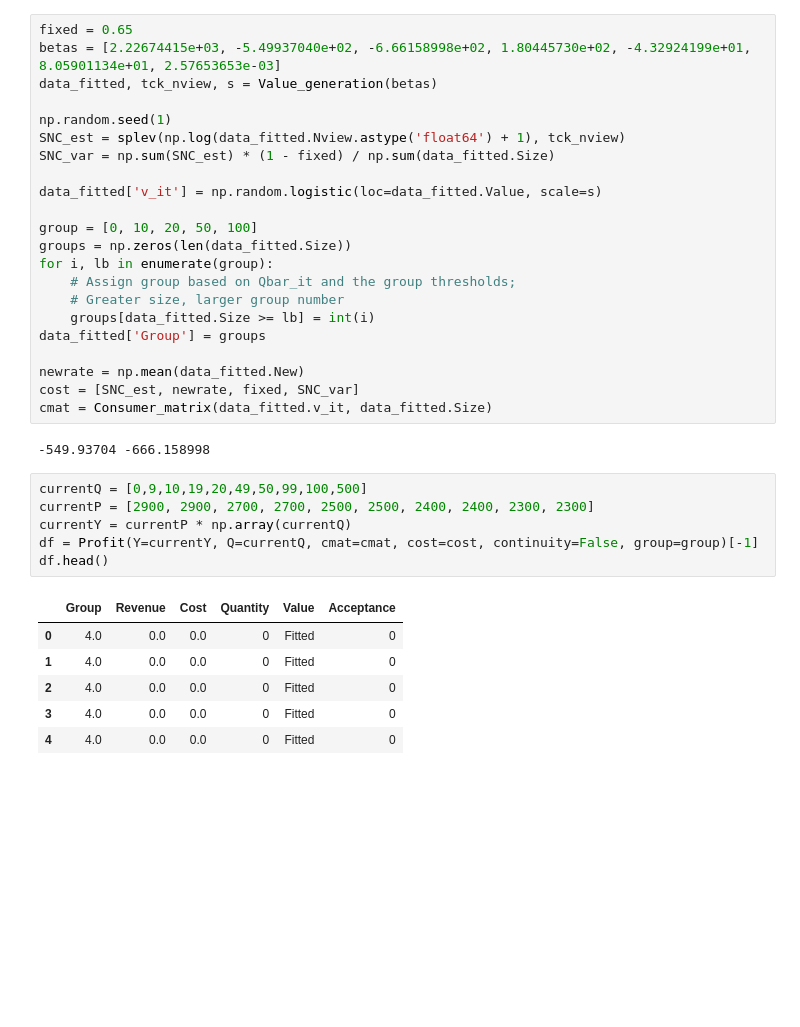
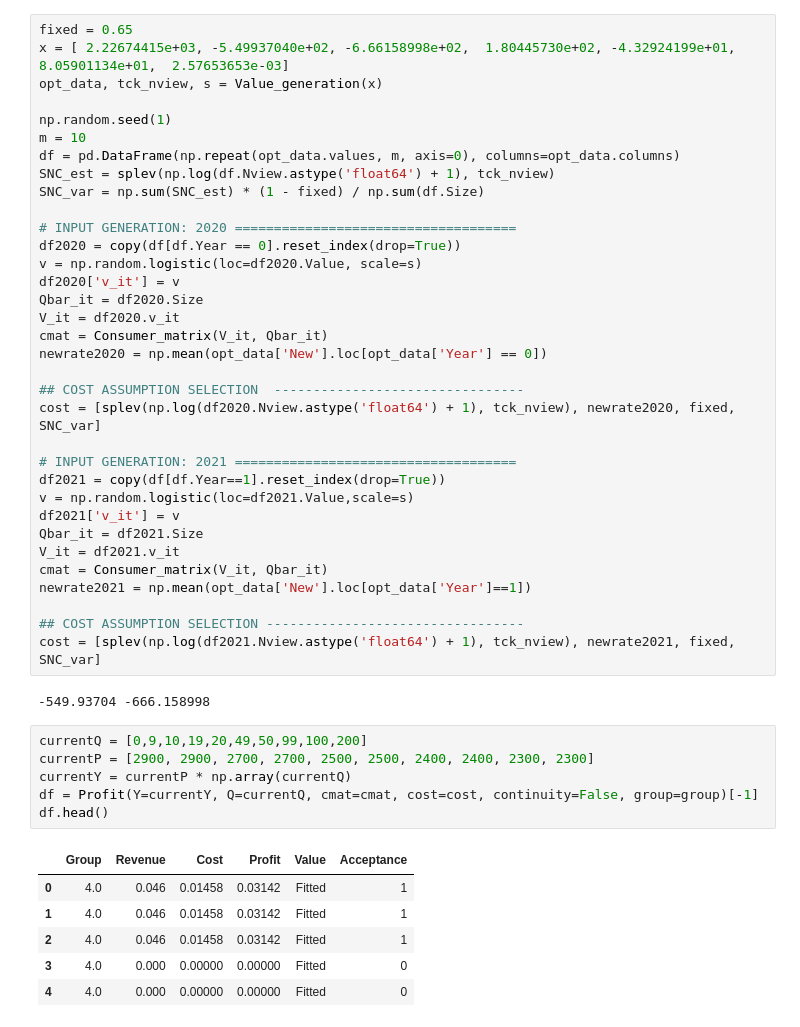
Before and after one commit to wanxii/nonlinear-pricing, a Jupyter notebook: model_fit.ipynb, the cells around one changed output. Saved outputs shown, nothing was run; the diff lists cells and outputs as text; blank space fills up the shorter version.

```diff
--- a/model_fit.ipynb
+++ b/model_fit.ipynb
@@ -42,39 +58,51 @@ org_data.head()
 # Model Fit
 # %%
 fixed = 0.65
-betas = [2.22674415e+03, -5.49937040e+02, -6.66158998e+02, 1.80445730e+02, -4.32924199e+01, 8.05901134e+01, 2.57653653e-03]
-data_fitted, tck_nview, s = Value_generation(betas)
+x = [ 2.22674415e+03, -5.49937040e+02, -6.66158998e+02,  1.80445730e+02, -4.32924199e+01,  8.05901134e+01,  2.57653653e-03]
+opt_data, tck_nview, s = Value_generation(x)
 
 np.random.seed(1)
-SNC_est = splev(np.log(data_fitted.Nview.astype('float64') + 1), tck_nview)
-SNC_var = np.sum(SNC_est) * (1 - fixed) / np.sum(data_fitted.Size)
+m = 10
+df = pd.DataFrame(np.repeat(opt_data.values, m, axis=0), columns=opt_data.columns)
+SNC_est = splev(np.log(df.Nview.astype('float64') + 1), tck_nview)
+SNC_var = np.sum(SNC_est) * (1 - fixed) / np.sum(df.Size)
 
-data_fitted['v_it'] = np.random.logistic(loc=data_fitted.Value, scale=s)
+# INPUT GENERATION: 2020 ====================================
+df2020 = copy(df[df.Year == 0].reset_index(drop=True))
+v = np.random.logistic(loc=df2020.Value, scale=s)
+df2020['v_it'] = v
+Qbar_it = df2020.Size
+V_it = df2020.v_it
+cmat = Consumer_matrix(V_it, Qbar_it)
+newrate2020 = np.mean(opt_data['New'].loc[opt_data['Year'] == 0])
 
-group = [0, 10, 20, 50, 100]
-groups = np.zeros(len(data_fitted.Size))
-for i, lb in enumerate(group):
-    # Assign group based on Qbar_it and the group thresholds;
-    # Greater size, larger group number
-    groups[data_fitted.Size >= lb] = int(i)
-data_fitted['Group'] = groups
+## COST ASSUMPTION SELECTION  --------------------------------
+cost = [splev(np.log(df2020.Nview.astype('float64') + 1), tck_nview), newrate2020, fixed, SNC_var]
 
-newrate = np.mean(data_fitted.New)
-cost = [SNC_est, newrate, fixed, SNC_var]
-cmat = Consumer_matrix(data_fitted.v_it, data_fitted.Size)
+# INPUT GENERATION: 2021 ====================================
+df2021 = copy(df[df.Year==1].reset_index(drop=True))
+v = np.random.logistic(loc=df2021.Value,scale=s)
+df2021['v_it'] = v
+Qbar_it = df2021.Size
+V_it = df2021.v_it
+cmat = Consumer_matrix(V_it, Qbar_it)
+newrate2021 = np.mean(opt_data['New'].loc[opt_data['Year']==1])
+
+## COST ASSUMPTION SELECTION ---------------------------------
+cost = [splev(np.log(df2021.Nview.astype('float64') + 1), tck_nview), newrate2021, fixed, SNC_var]
 # %% [output]
 -549.93704 -666.158998
 # %%
-currentQ = [0,9,10,19,20,49,50,99,100,500]
+currentQ = [0,9,10,19,20,49,50,99,100,200]
 currentP = [2900, 2900, 2700, 2700, 2500, 2500, 2400, 2400, 2300, 2300]
 currentY = currentP * np.array(currentQ)
 df = Profit(Y=currentY, Q=currentQ, cmat=cmat, cost=cost, continuity=False, group=group)[-1]
 df.head()
 # %% [output]
-|  | Group | Revenue | Cost | Quantity | Value | Acceptance |
-| 0 | 4.0 | 0.0 | 0.0 | 0 | Fitted | 0 |
-| 1 | 4.0 | 0.0 | 0.0 | 0 | Fitted | 0 |
-| 2 | 4.0 | 0.0 | 0.0 | 0 | Fitted | 0 |
-| 3 | 4.0 | 0.0 | 0.0 | 0 | Fitted | 0 |
-| 4 | 4.0 | 0.0 | 0.0 | 0 | Fitted | 0 |
+|  | Group | Revenue | Cost | Profit | Value | Acceptance |
+| 0 | 4.0 | 0.046 | 0.01458 | 0.03142 | Fitted | 1 |
+| 1 | 4.0 | 0.046 | 0.01458 | 0.03142 | Fitted | 1 |
+| 2 | 4.0 | 0.046 | 0.01458 | 0.03142 | Fitted | 1 |
+| 3 | 4.0 | 0.000 | 0.00000 | 0.00000 | Fitted | 0 |
+| 4 | 4.0 | 0.000 | 0.00000 | 0.00000 | Fitted | 0 |
 # %%
```
Also changed, not shown: parts of 8 cells of this notebook.
